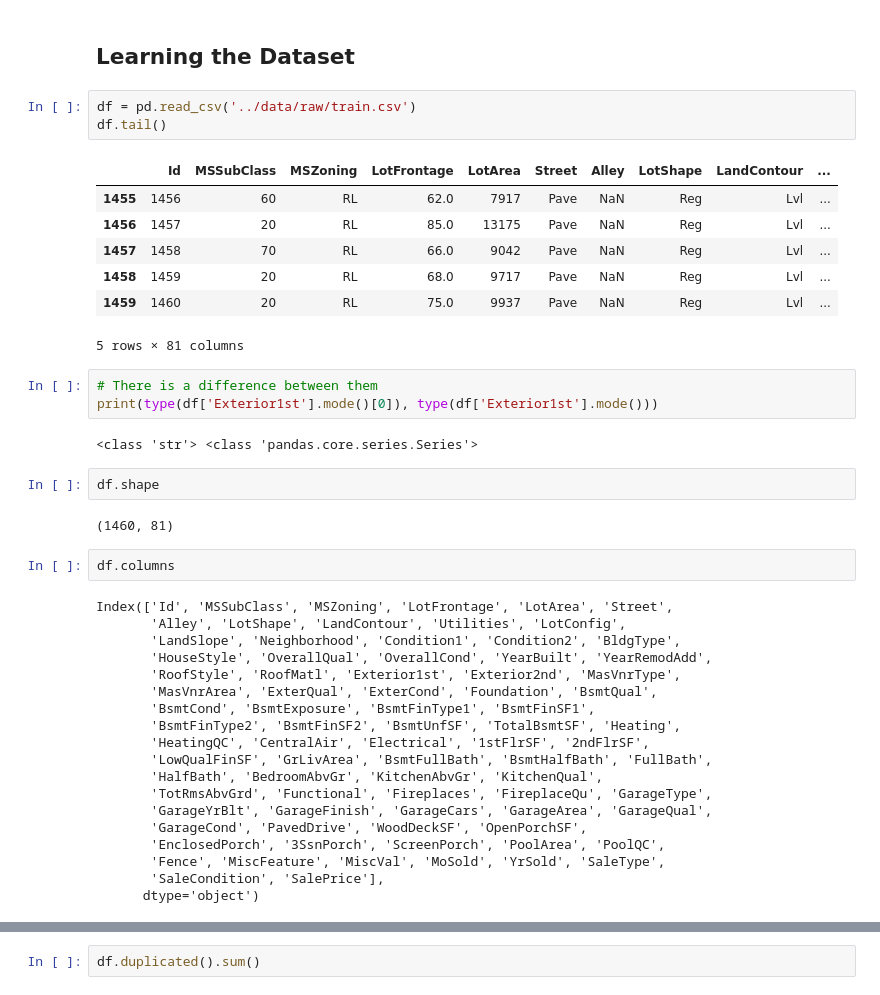
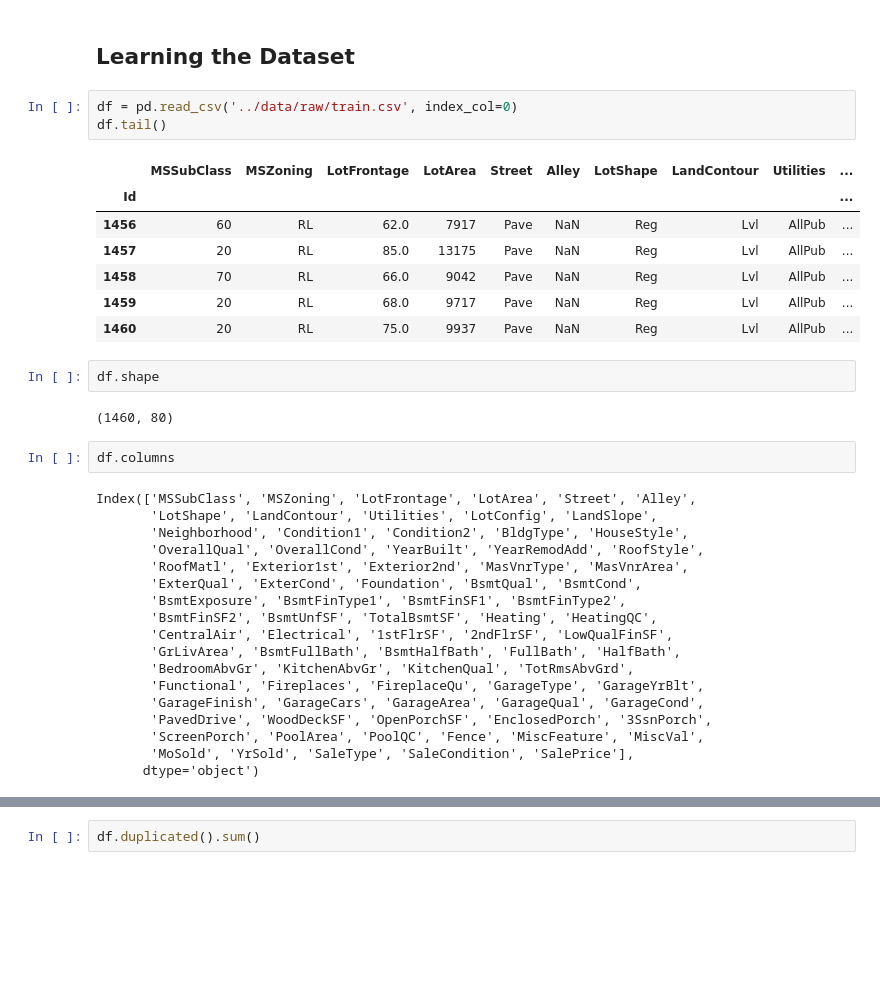
Before and after one commit to marcodeamicis/house_prices_regression, a Jupyter notebook: notebooks/1_initial_data_exploration_amicis.ipynb, the cells around one changed output, grey strips where cells are left out. Drawn from its saved outputs; the diff is of its cells as text; blank space fills up the shorter version.

```diff
--- a/notebooks/1_initial_data_exploration_amicis.ipynb
+++ b/notebooks/1_initial_data_exploration_amicis.ipynb
@@ -25,45 +46,39 @@ pd.set_option("display.max_columns", 80)
 # %% [markdown]
 ## Learning the Dataset
 # %%
-df = pd.read_csv('../data/raw/train.csv')
+df = pd.read_csv('../data/raw/train.csv', index_col=0)
 df.tail()
 # %% [output]
-|  | Id | MSSubClass | MSZoning | LotFrontage | LotArea | Street | Alley | LotShape | LandContour | ... |
-| 1455 | 1456 | 60 | RL | 62.0 | 7917 | Pave | NaN | Reg | Lvl | ... |
-| 1456 | 1457 | 20 | RL | 85.0 | 13175 | Pave | NaN | Reg | Lvl | ... |
-| 1457 | 1458 | 70 | RL | 66.0 | 9042 | Pave | NaN | Reg | Lvl | ... |
-| 1458 | 1459 | 20 | RL | 68.0 | 9717 | Pave | NaN | Reg | Lvl | ... |
-| 1459 | 1460 | 20 | RL | 75.0 | 9937 | Pave | NaN | Reg | Lvl | ... |
+|  | MSSubClass | MSZoning | LotFrontage | LotArea | Street | Alley | LotShape | LandContour | Utilities | ... |
+| Id |  |  |  |  |  |  |  |  |  | ... |
+| 1456 | 60 | RL | 62.0 | 7917 | Pave | NaN | Reg | Lvl | AllPub | ... |
+| 1457 | 20 | RL | 85.0 | 13175 | Pave | NaN | Reg | Lvl | AllPub | ... |
+| 1458 | 70 | RL | 66.0 | 9042 | Pave | NaN | Reg | Lvl | AllPub | ... |
+| 1459 | 20 | RL | 68.0 | 9717 | Pave | NaN | Reg | Lvl | AllPub | ... |
+| 1460 | 20 | RL | 75.0 | 9937 | Pave | NaN | Reg | Lvl | AllPub | ... |
-5 rows × 81 columns
-# %%
-# There is a difference between them
-print(type(df['Exterior1st'].mode()[0]), type(df['Exterior1st'].mode()))
-# %% [output]
-<class 'str'> <class 'pandas.core.series.Series'>
 # %%
 df.shape
 # %% [output]
-(1460, 81)
+(1460, 80)
 # %%
 df.columns
 # %% [output]
-Index(['Id', 'MSSubClass', 'MSZoning', 'LotFrontage', 'LotArea', 'Street',
-       'Alley', 'LotShape', 'LandContour', 'Utilities', 'LotConfig',
-       'LandSlope', 'Neighborhood', 'Condition1', 'Condition2', 'BldgType',
-       'HouseStyle', 'OverallQual', 'OverallCond', 'YearBuilt', 'YearRemodAdd',
-       'RoofStyle', 'RoofMatl', 'Exterior1st', 'Exterior2nd', 'MasVnrType',
-       'MasVnrArea', 'ExterQual', 'ExterCond', 'Foundation', 'BsmtQual',
-       'BsmtCond', 'BsmtExposure', 'BsmtFinType1', 'BsmtFinSF1',
-       'BsmtFinType2', 'BsmtFinSF2', 'BsmtUnfSF', 'TotalBsmtSF', 'Heating',
-       'HeatingQC', 'CentralAir', 'Electrical', '1stFlrSF', '2ndFlrSF',
-       'LowQualFinSF', 'GrLivArea', 'BsmtFullBath', 'BsmtHalfBath', 'FullBath',
-       'HalfBath', 'BedroomAbvGr', 'KitchenAbvGr', 'KitchenQual',
-       'TotRmsAbvGrd', 'Functional', 'Fireplaces', 'FireplaceQu', 'GarageType',
-       'GarageYrBlt', 'GarageFinish', 'GarageCars', 'GarageArea', 'GarageQual',
-       'GarageCond', 'PavedDrive', 'WoodDeckSF', 'OpenPorchSF',
-       'EnclosedPorch', '3SsnPorch', 'ScreenPorch', 'PoolArea', 'PoolQC',
-       'Fence', 'MiscFeature', 'MiscVal', 'MoSold', 'YrSold', 'SaleType',
-       'SaleCondition', 'SalePrice'],
+Index(['MSSubClass', 'MSZoning', 'LotFrontage', 'LotArea', 'Street', 'Alley',
+       'LotShape', 'LandContour', 'Utilities', 'LotConfig', 'LandSlope',
+       'Neighborhood', 'Condition1', 'Condition2', 'BldgType', 'HouseStyle',
+       'OverallQual', 'OverallCond', 'YearBuilt', 'YearRemodAdd', 'RoofStyle',
+       'RoofMatl', 'Exterior1st', 'Exterior2nd', 'MasVnrType', 'MasVnrArea',
+       'ExterQual', 'ExterCond', 'Foundation', 'BsmtQual', 'BsmtCond',
+       'BsmtExposure', 'BsmtFinType1', 'BsmtFinSF1', 'BsmtFinType2',
+       'BsmtFinSF2', 'BsmtUnfSF', 'TotalBsmtSF', 'Heating', 'HeatingQC',
+       'CentralAir', 'Electrical', '1stFlrSF', '2ndFlrSF', 'LowQualFinSF',
+       'GrLivArea', 'BsmtFullBath', 'BsmtHalfBath', 'FullBath', 'HalfBath',
+       'BedroomAbvGr', 'KitchenAbvGr', 'KitchenQual', 'TotRmsAbvGrd',
+       'Functional', 'Fireplaces', 'FireplaceQu', 'GarageType', 'GarageYrBlt',
+       'GarageFinish', 'GarageCars', 'GarageArea', 'GarageQual', 'GarageCond',
+       'PavedDrive', 'WoodDeckSF', 'OpenPorchSF', 'EnclosedPorch', '3SsnPorch',
+       'ScreenPorch', 'PoolArea', 'PoolQC', 'Fence', 'MiscFeature', 'MiscVal',
+       'MoSold', 'YrSold', 'SaleType', 'SaleCondition', 'SalePrice'],
       dtype='object')
 # %%
 df.describe().T
```
Also changed, not shown: parts of 58 cells of this notebook, 1 other file.
